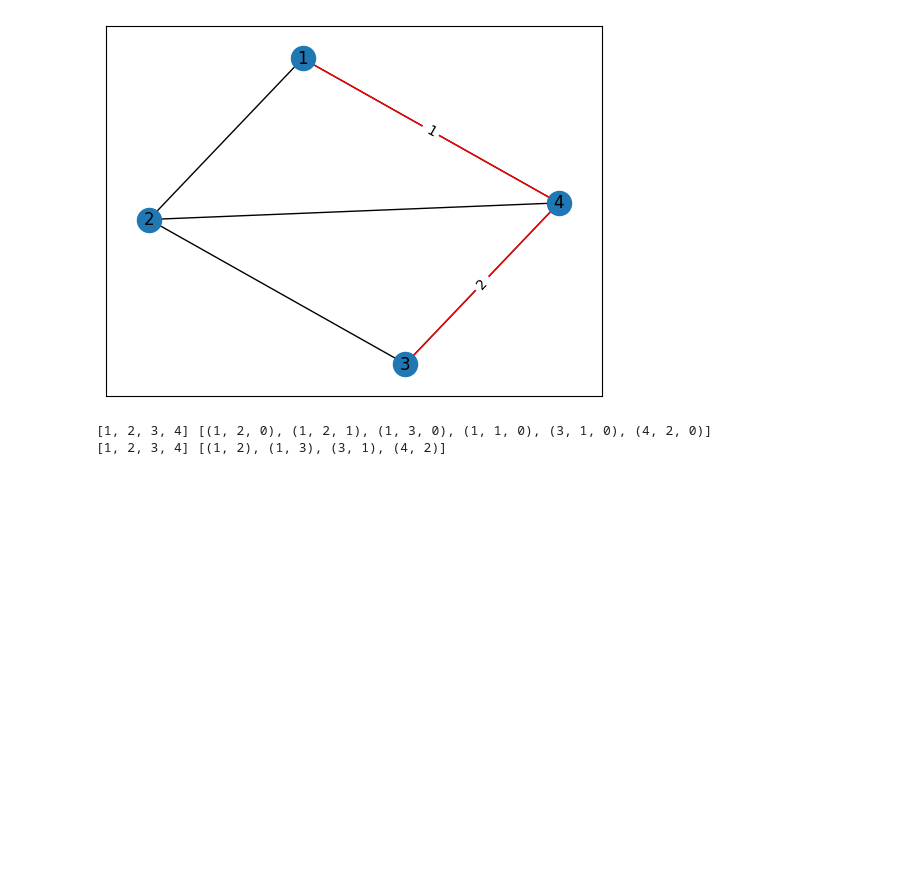
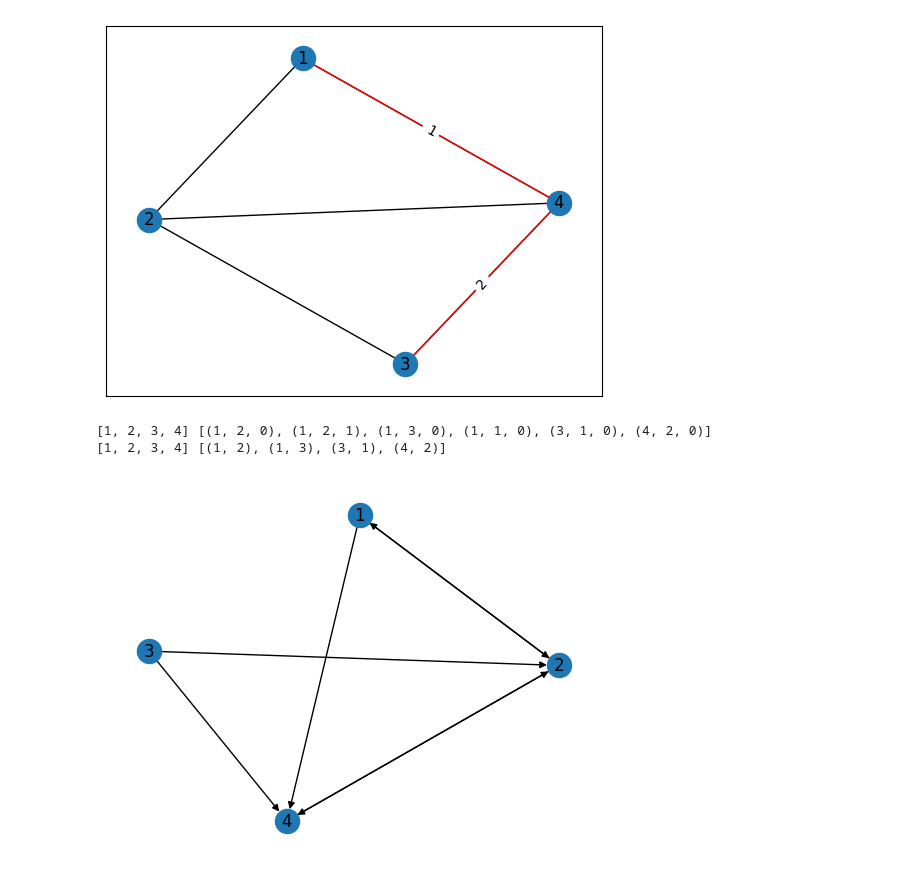
Before and after one commit to javmartineez/StreetWise, a Jupyter notebook: apuntes_practica_presencial.ipynb, the cells around one changed output. Drawn from its saved outputs; the diff is of its cells as text; code cells hidden in the pictures; blank space fills up the shorter version.

Commit message:
camino_minimo

```diff
--- a/apuntes_practica_presencial.ipynb
+++ b/apuntes_practica_presencial.ipynb
@@ -150,3 +150,17 @@ print(G.nodes, G.edges)
 # %% [output]
 [1, 2, 3, 4] [(1, 2, 0), (1, 2, 1), (1, 3, 0), (1, 1, 0), (3, 1, 0), (4, 2, 0)]
 [1, 2, 3, 4] [(1, 2), (1, 3), (3, 1), (4, 2)]
+# %%
+import grafo_pesado as gp
+Gd = nx.DiGraph()
+Gd.add_nodes_from([1,2,3,4])
+Gd.add_edges_from([(1,2),(2,1),(1,4),(3,4),(2,4),(4,2),(3,2)])
+
+plot = plt.plot()
+
+nx.draw(Gd, with_labels=True)
+plt.show()
+
+camino = gp.camino_minimo(Gd, )
+# %% [output]
+[figure, added]
```
Also changed, not shown: 1 other file.
